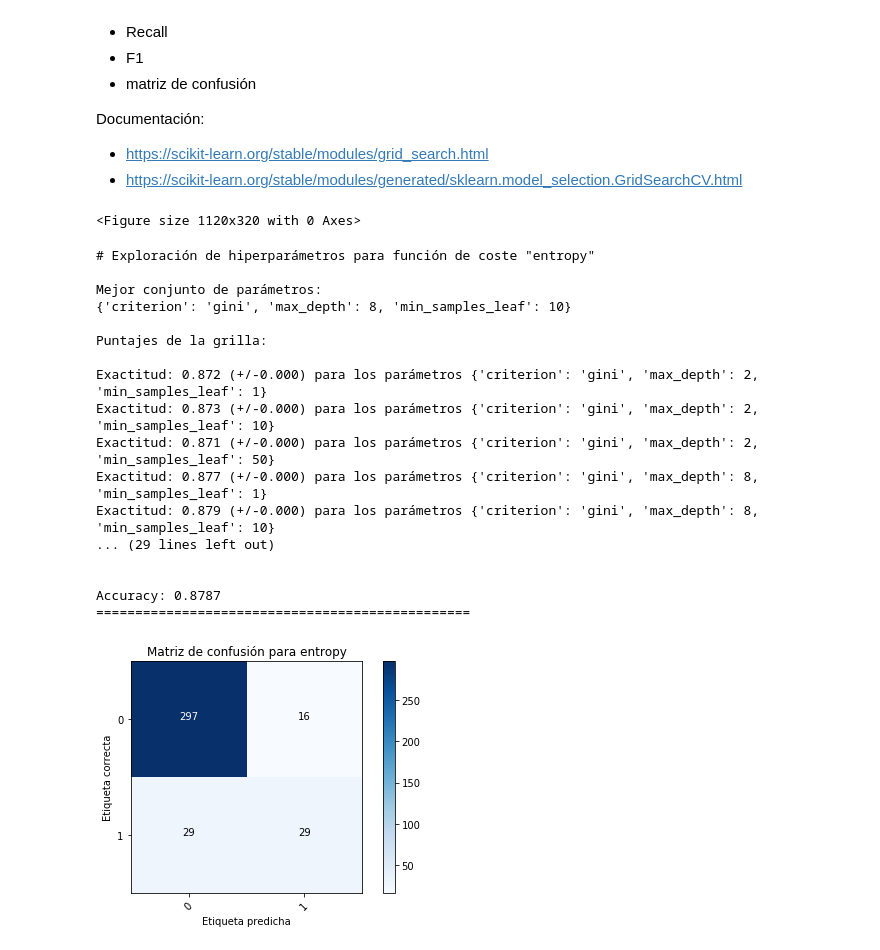
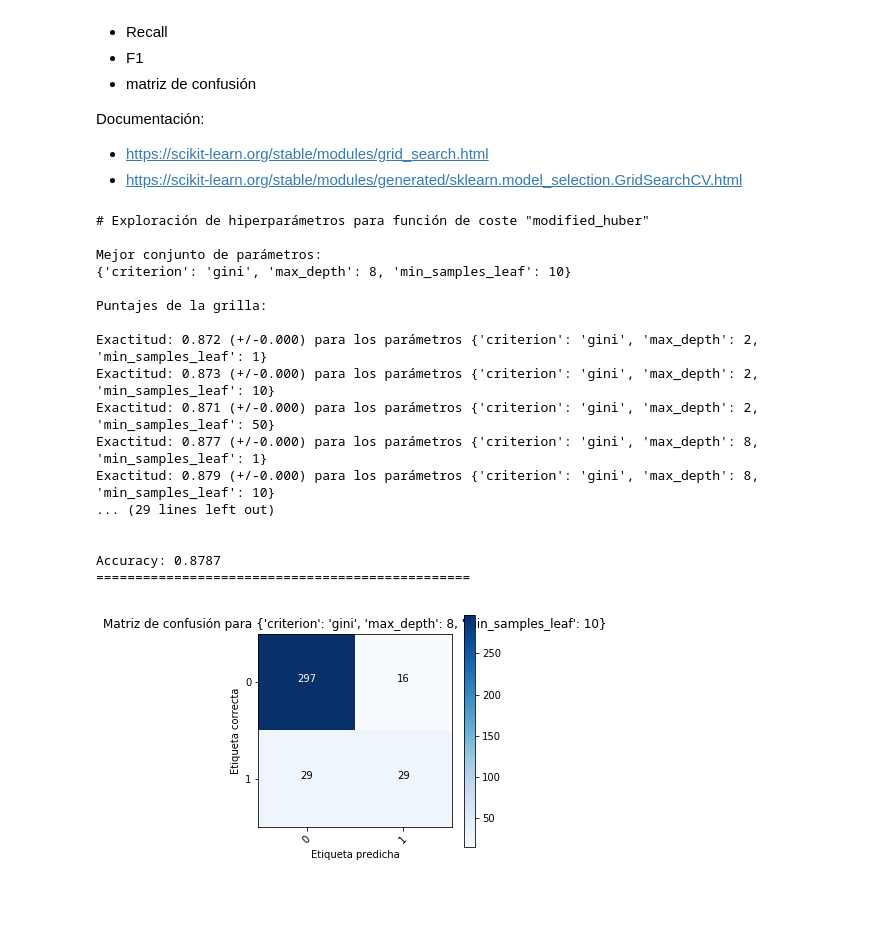
Before and after one commit to solujan/IntroduccionAprendizajeAutomatico, a Jupyter notebook: Lab 2.ipynb, the cells around one changed output. Drawn from its saved outputs; the diff is of its cells as text; code cells hidden in the pictures; blank space fills up the shorter version.

```diff
--- a/Lab 2.ipynb
+++ b/Lab 2.ipynb
@@ -210,10 +252,10 @@ Documentación:
 # %%
 plt.figure(figsize=(14, 4), dpi= 80, facecolor='w', edgecolor='k')
 
-for idx, loss in enumerate(('hinge', 'log', 'perceptron'), start=1):
+for idx, loss in enumerate(('hinge', 'log', 'perceptron','modified_huber'), start=1):
     exploring_params = {
-        'learning_rate': ['constant'],
-        'eta0': [0.1, 0.01, 0.001],  # Tasa de entrenamiento
+        'learning_rate': ['constant','optimal','invscaling','adaptive'],
+        'eta0': [0.1, 0.01, 0.001],  # Tasa de entrenamiento/ tamaño del paso
         'alpha': [0.1, 0.01, 0.001],  # Tasa de regularización
         'penalty': ['l2', 'l1','elasticnet']
     }
@@ -239,7 +281,7 @@ for idx, loss in enumerate(('hinge', 'log', 'perceptron'), start=1):
     print("Accuracy: %0.4f" % accuracy_score(y_true, y_pred))
     print("================================================", end="\n\n")
 
-    plt.subplot(1, 3, idx)
+    plt.subplot(1, 4, idx)
     plot_confusion_matrix(confusion_matrix(y_true, y_pred),
                           classes=('0', '1'), title="Matriz de confusión para %s" % loss)
 # %% [output]
@@ -368,16 +410,6 @@ Para la mejor configuración encontrada, evaluar sobre el conjunto de **entrenam
 Documentación:
 - https://scikit-learn.org/stable/modules/grid_search.html
 - https://scikit-learn.org/stable/modules/generated/sklearn.model_selection.GridSearchCV.html
-# %%
-plt.figure(figsize=(14, 4), dpi= 80, facecolor='w', edgecolor='k')
-
-for idx, criterion in enumerate(('gini', 'entropy'), start=1):
-    exploring_params = {
-        'max_depth':[2,8,16],
-        'min_samples_leaf':[10]
-    }
-# %% [output]
-<Figure size 1120x320 with 0 Axes>
 # %%
 
 exploring_params = {
@@ -399,36 +431,36 @@ means = model.cv_results_['mean_test_score']
 stds = model.cv_results_['std_test_score']
 for mean, std, params in zip(means, stds, model.cv_results_['params']):
     print("Exactitud: %0.3f (+/-%0.03f) para los parámetros %r" % (mean, std ** 2, params))
 
 
 print("Reporte de clasificación para el mejor clasificador (sobre conjunto de evaluación):", end="\n\n")
 y_true, y_pred = y_test, model.predict(X_test)
 print(classification_report(y_true, y_pred), end="\n\n")
 print("Accuracy: %0.4f" % accuracy_score(y_true, y_pred))
 print("================================================", end="\n\n")
 
 
 plot_confusion_matrix(confusion_matrix(y_true, y_pred),
-                      classes=('0', '1'), title="Matriz de confusión para %s" % loss)
+                      classes=('0', '1'), title="Matriz de confusión para %s" % model.best_params_)
 # %% [output]
-# Exploración de hiperparámetros para función de coste "entropy"
+# Exploración de hiperparámetros para función de coste "modified_huber"
 
 Mejor conjunto de parámetros:
 {'criterion': 'gini', 'max_depth': 8, 'min_samples_leaf': 10}
 
 Puntajes de la grilla:
 
 Exactitud: 0.872 (+/-0.000) para los parámetros {'criterion': 'gini', 'max_depth': 2, 'min_samples_leaf': 1}
 Exactitud: 0.873 (+/-0.000) para los parámetros {'criterion': 'gini', 'max_depth': 2, 'min_samples_leaf': 10}
 Exactitud: 0.871 (+/-0.000) para los parámetros {'criterion': 'gini', 'max_depth': 2, 'min_samples_leaf': 50}
 Exactitud: 0.877 (+/-0.000) para los parámetros {'criterion': 'gini', 'max_depth': 8, 'min_samples_leaf': 1}
 Exactitud: 0.879 (+/-0.000) para los parámetros {'criterion': 'gini', 'max_depth': 8, 'min_samples_leaf': 10}
 ... (29 lines left out)
 
 
 Accuracy: 0.8787
 ================================================
-[figure, old version]
+[figure, new version]
 # %%
 dot_data = tree.export_graphviz(model.best_estimator_, out_file=None,
                          feature_names=dataset.columns[1:],
```
Also changed, not shown: parts of 12 cells of this notebook, 1 other file.
